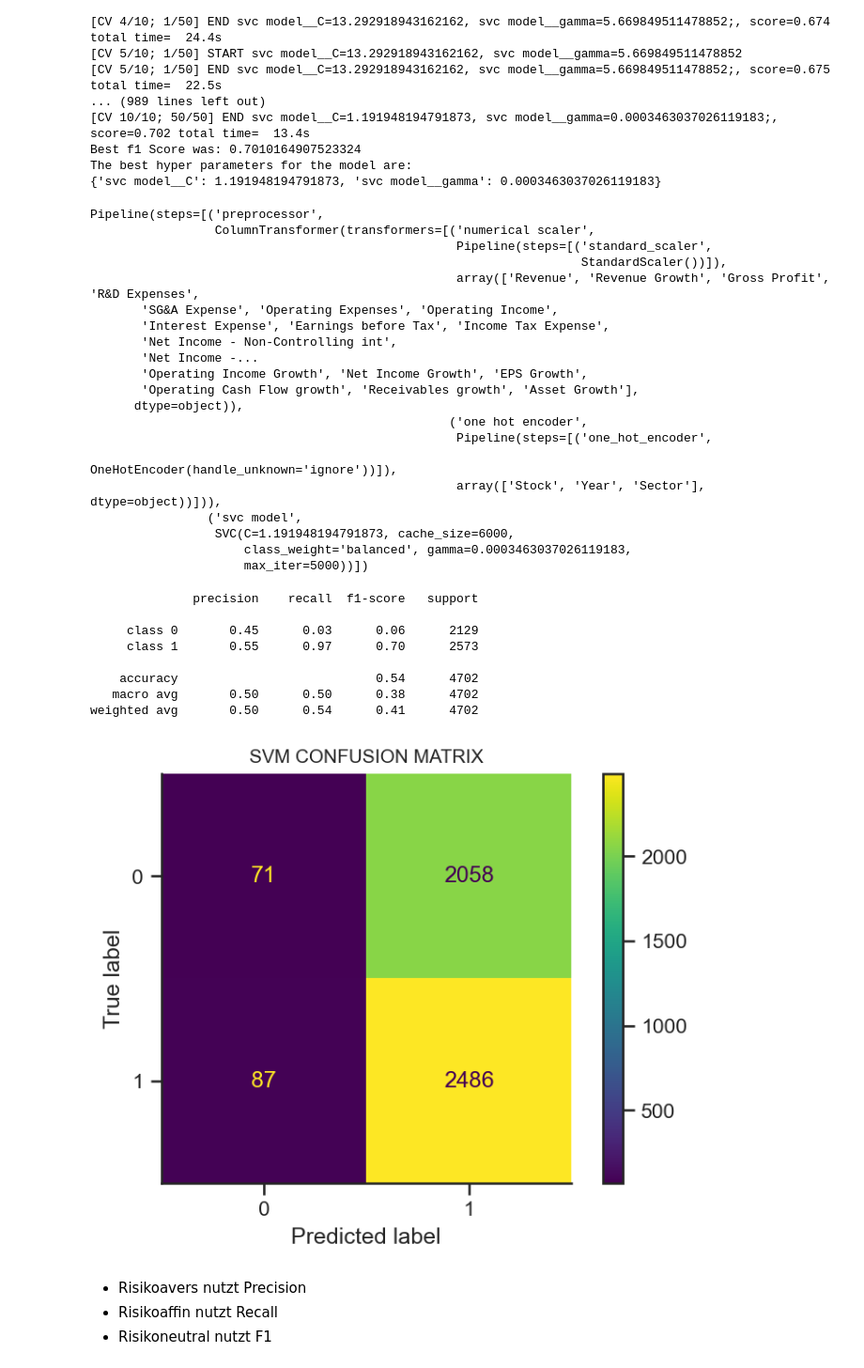
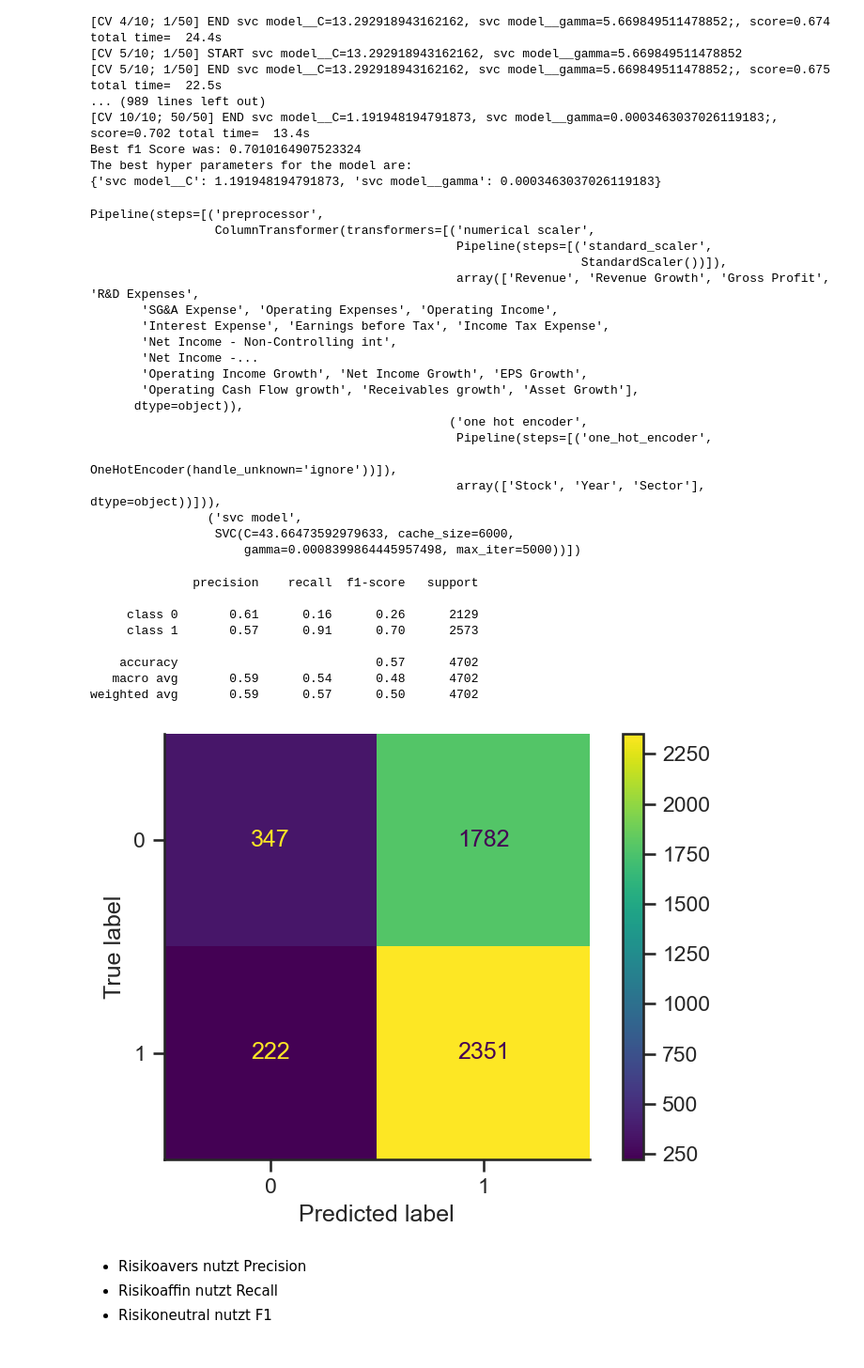
Before and after one commit to Simbonobo/economics, a Jupyter notebook: notebooks/Prediction.ipynb, the cells around one changed output. Shown at 94% size. Drawn from its saved outputs; the diff is of its cells as text; code cells hidden in the pictures.

```diff
--- a/notebooks/Prediction.ipynb
+++ b/notebooks/Prediction.ipynb
@@ -63,7 +63,8 @@ plt.show()
 
 # df_train, df_test = prediction.split_data_sets_for_svm(df, test_size=0.2)
 
-X_train, X_test, y_train, y_test = train_test_split(df.drop(columns=["Class"]), df["Class"], test_size=0.25, random_state=42, shuffle=True, stratify=df["Class"])
+X_train, X_test, y_train, y_test = train_test_split(df.drop(columns=["Class"]), df["Class"], test_size=0.25,
+                                                    random_state=42, shuffle=True, stratify=df["Class"])
 # %% [markdown]
 ---
 
@@ -532,9 +533,8 @@ Pipeline(steps=[('preprocessor',
                                                                    OneHotEncoder(handle_unknown='ignore'))]),
                                                   array(['Stock', 'Year', 'Sector'], dtype=object))])),
                 ('svc model',
-                 SVC(C=1.191948194791873, cache_size=6000,
-                     class_weight='balanced', gamma=0.0003463037026119183,
-                     max_iter=5000))])
+                 SVC(C=43.66473592979633, cache_size=6000,
+                     gamma=0.0008399864445957498, max_iter=5000))])
 # %%
 svc_tuned_fitted = pipeline.fit(X_train, y_train)
 # %%
@@ -544,24 +544,24 @@ print(classification_report(y_test, y_pred, target_names=['class 0', 'class 1'])
 # %% [output]
               precision    recall  f1-score   support
 
-     class 0       0.45      0.03      0.06      2129
-     class 1       0.55      0.97      0.70      2573
+     class 0       0.61      0.16      0.26      2129
+     class 1       0.57      0.91      0.70      2573
 
-    accuracy                           0.54      4702
-   macro avg       0.50      0.50      0.38      4702
-weighted avg       0.50      0.54      0.41      4702
+    accuracy                           0.57      4702
+   macro avg       0.59      0.54      0.48      4702
+weighted avg       0.59      0.57      0.50      4702
 # %%
 cm = confusion_matrix(y_test, y_pred, labels=svc_tuned.classes_)
 
 disp = ConfusionMatrixDisplay(confusion_matrix=cm,
                               display_labels=svc_tuned.classes_)
 disp.plot()
 
-plt.title('SVM CONFUSION MATRIX', fontsize=10)
+#plt.title('SVM CONFUSION MATRIX', fontsize=10)
 plt.savefig("conf_matrix_normal.png", bbox_inches="tight")
 plt.show()
 # %% [output]
-[figure, old version]
+[figure, new version]
 # %% [markdown]
 * Risikoavers nutzt Precision
 * Risikoaffin nutzt Recall
```
Also changed, not shown: parts of 4 cells of this notebook.
